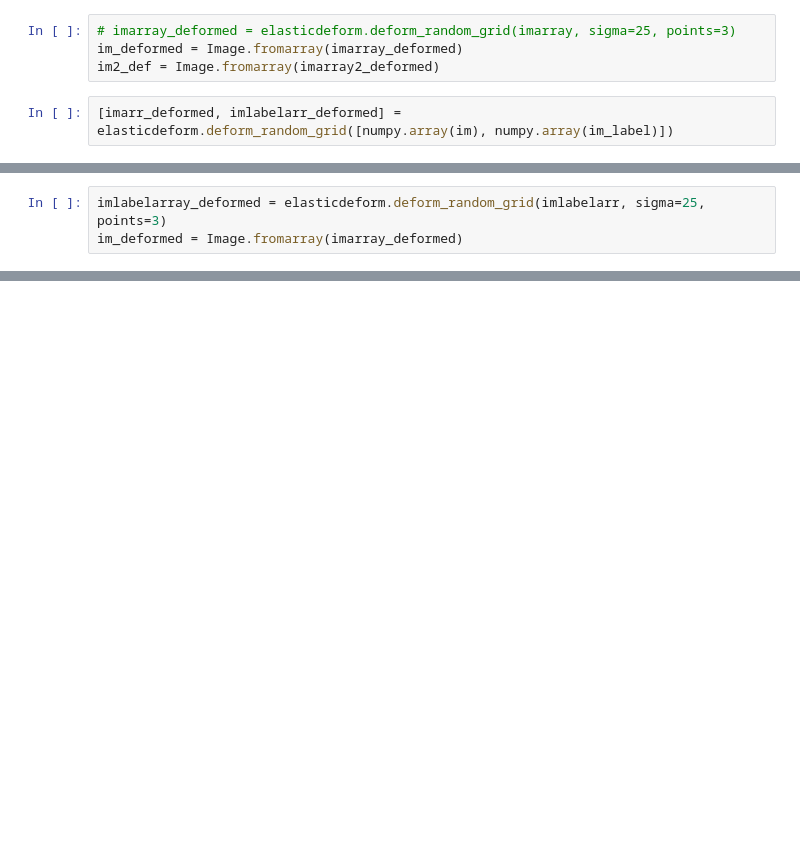
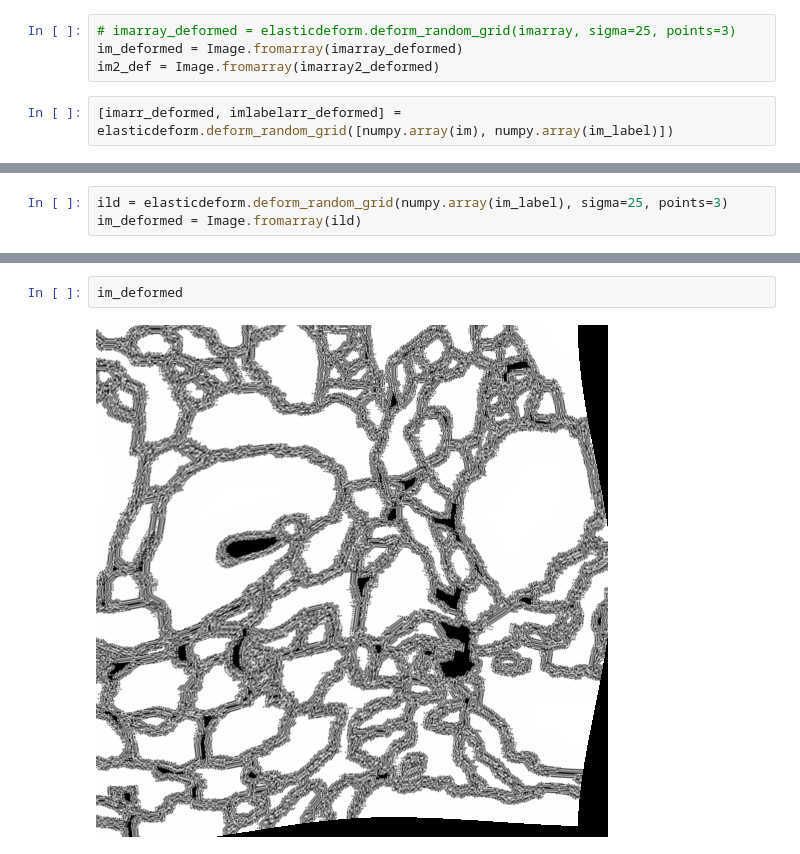
Before and after one commit to dymbe/unet-reproducibility-project, a Jupyter notebook: AugmentationTrial.ipynb, the cells around one changed output, grey strips where cells are left out. Cells and saved outputs as stored; diff of their text form; blank space fills up the shorter version.

```diff
--- a/AugmentationTrial.ipynb
+++ b/AugmentationTrial.ipynb
@@ -38,4 +40,4 @@ display(im_label)
 [figure]
 # %%
-imlabelarray_deformed = elasticdeform.deform_random_grid(imlabelarr, sigma=25, points=3)
-im_deformed = Image.fromarray(imarray_deformed)
+ild = elasticdeform.deform_random_grid(numpy.array(im_label), sigma=25, points=3)
+im_deformed = Image.fromarray(ild)
@@ -44,0 +44,4 @@ NameError: name 'im2' is not defined
+# %%
+im_deformed
+# %% [output]
+[figure, added]
```
Also changed, not shown: parts of 3 cells of this notebook, 1 other file.
